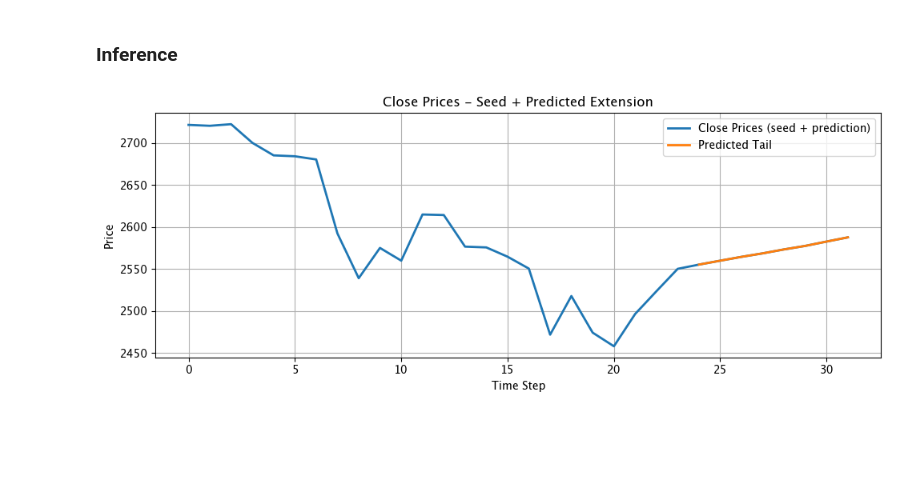
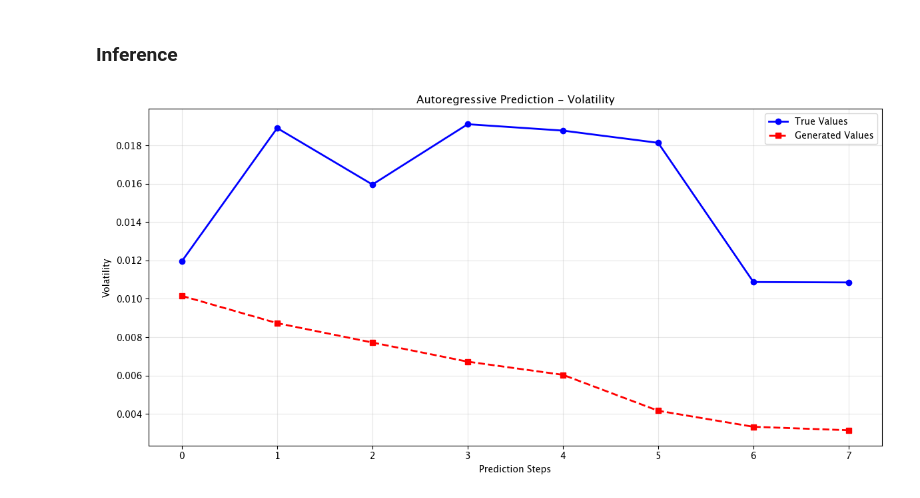
Before and after one commit to FrancescoMontanaro/Machine-Learning-from-scratch, a Jupyter notebook: Deep Learning/Recurrent Neural Network (RNN)/train_rnn.ipynb, the cells around one changed output. Drawn from its saved outputs; the diff is of its cells as text; code cells hidden in the pictures; blank space fills up the shorter version.

```diff
--- a/Deep Learning/Recurrent Neural Network (RNN)/train_rnn.ipynb
+++ b/Deep Learning/Recurrent Neural Network (RNN)/train_rnn.ipynb
@@ -486,29 +650,0 @@ generated_abolute_prices = Tensor.stack(abs_price_out_seq[1:], axis=0)
-# %%
-# Extract the close prices from the generated absolute prices
-close_prices = generated_abolute_prices[:, close_price_idx].to_numpy()
-
-# Create a figure for the plot
-plt.figure(figsize=(10, 4))
-
-# Plot all the series of close prices
-plt.plot(close_prices, label='Close Prices (seed + prediction)', linewidth=2)
-
-# Plot and highlight only the generated part
-start_pred = len(close_prices) - num_generation_steps
-plt.plot(
-    range(start_pred, len(close_prices)),
-    close_prices[start_pred:],
-    label = 'Predicted Tail',
-    linewidth = 2,
-)
-
-# Show the plot
-plt.title('Close Prices - Seed + Predicted Extension')
-plt.xlabel('Time Step')
-plt.ylabel('Price')
-plt.grid(True)
-plt.legend()
-plt.tight_layout()
-plt.show()
-# %% [output]
-[figure, removed]
@@ -514,0 +655,45 @@ plt.show()
+# %%
+# Define the number of generation steps
+num_generation_steps = 8
+
+# Select the middle index for the test set
+test_idx = len(X_test_norm.to_numpy()) // 2
+
+# Take the initial sequence and true continuation for evaluation
+initial_seq = X_test_norm[test_idx:test_idx+1]
+true_continuation = y_test[test_idx:test_idx+num_generation_steps]
+
+# Perform autoregressive prediction
+out_seq = model.autoregressive_generation(
+    x = initial_seq,
+    num_steps = num_generation_steps,
+    denormalize_fn = denormalize_fn
+)
+
+# Extract the generated sequence if out_seq is a generator
+generated_sequence = model.concat_generation(out_seq) if not isinstance(out_seq, Tensor) else out_seq
+
+# Extract the first batch of the generated sequence
+generated_sequence = generated_sequence[0]
+# %%
+# Plot autoregressive results
+plt.figure(figsize=(12, 6))
+
+# Define the steps for plotting
+steps = range(num_generation_steps)
+feature_idx = close_price_idx
+
+# Plot the true continuation and generated sequence
+plt.plot(steps, true_continuation.to_numpy()[:num_generation_steps, close_price_idx], 'b-', label='True Values', linewidth=2, marker='o')
+plt.plot(steps, generated_sequence.to_numpy()[:, close_price_idx], 'r--', label='Generated Values', linewidth=2, marker='s')
+
+# Define the plot configurations
+plt.title(f'Autoregressive Prediction - {"Volatility" if predict_volatility else "Log Returns"}')
+plt.xlabel('Prediction Steps')
+plt.ylabel(f'{"Volatility" if predict_volatility else "Log Returns"}')
+plt.legend()
+plt.grid(True, alpha=0.3)
+plt.tight_layout()
+plt.show()
+# %% [output]
+[figure, added]
```
Also changed, not shown: parts of 44 cells of this notebook, 3 other files.
